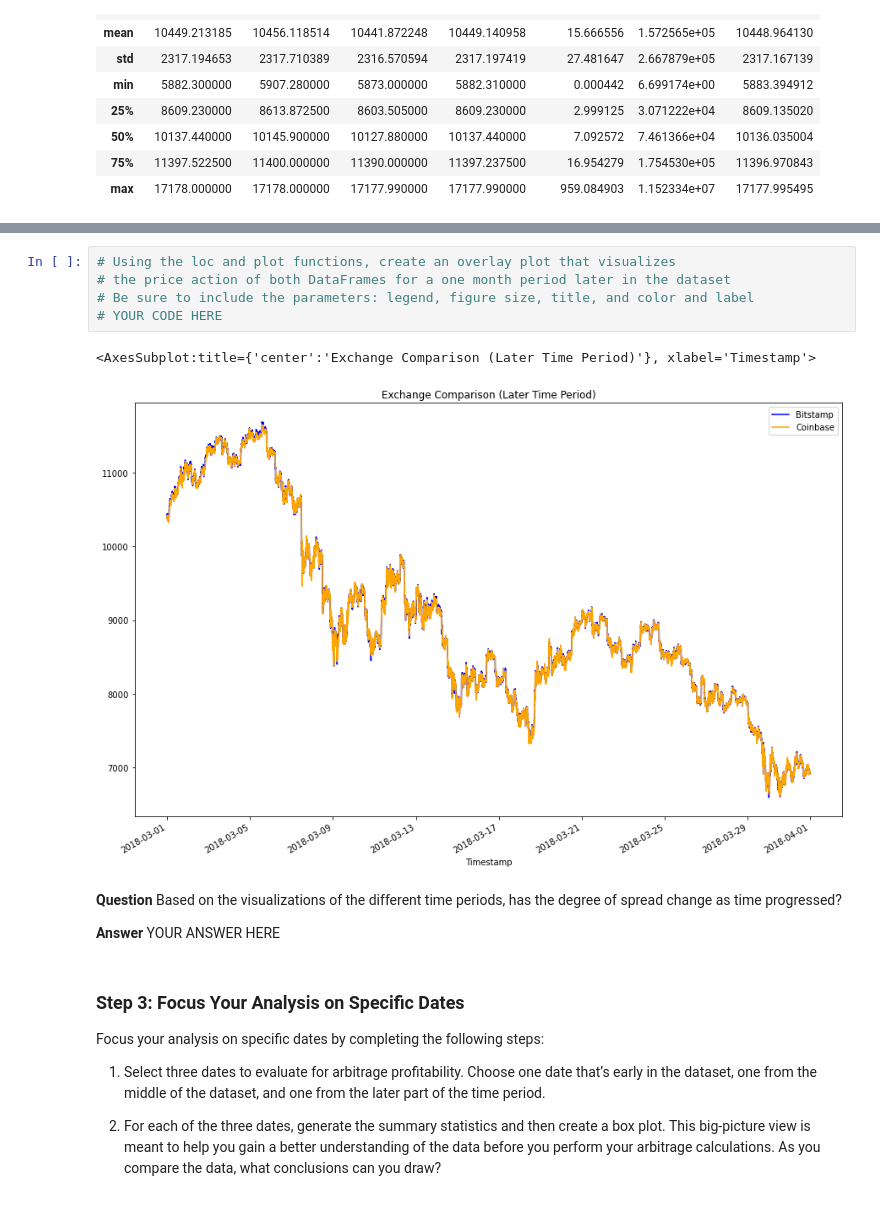
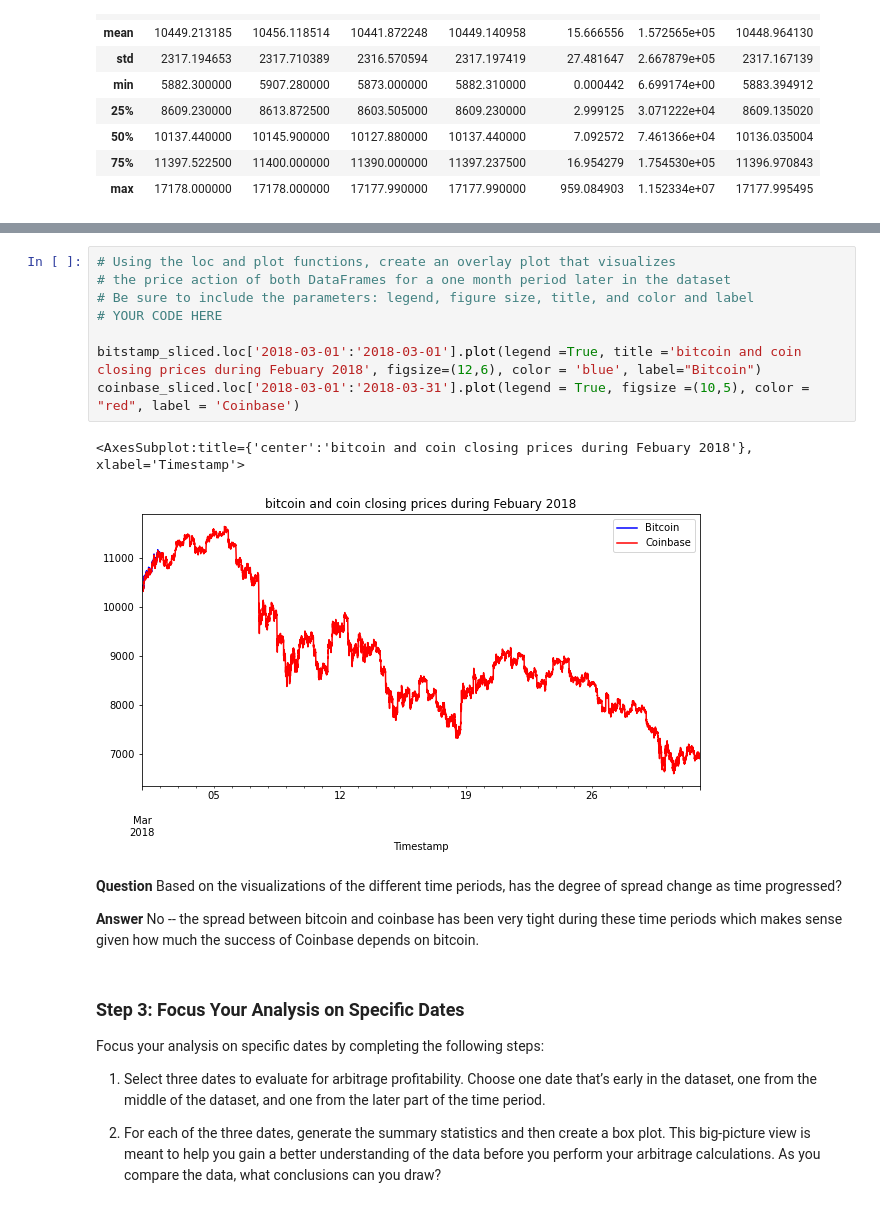
Before and after one commit to flyfishjay/challenge_week_3, a Jupyter notebook: crypto_arbitrage.ipynb, the cells around one changed output, grey strips where cells are left out. Saved outputs shown, nothing was run; the diff lists cells and outputs as text.

```diff
--- a/crypto_arbitrage.ipynb
+++ b/crypto_arbitrage.ipynb
@@ -311,15 +311,19 @@ coinbase.describe()
 # %%
 # Using the loc and plot functions, create an overlay plot that visualizes
 # the price action of both DataFrames for a one month period later in the dataset
 # Be sure to include the parameters: legend, figure size, title, and color and label
 # YOUR CODE HERE
+
+bitstamp_sliced.loc['2018-03-01':'2018-03-01'].plot(legend =True, title ='bitcoin and coin closing prices during Febuary 2018', figsize=(12,6), color = 'blue', label="Bitcoin")
+coinbase_sliced.loc['2018-03-01':'2018-03-31'].plot(legend = True, figsize =(10,5), color = "red", label = 'Coinbase')
 # %% [output]
-<AxesSubplot:title={'center':'Exchange Comparison (Later Time Period)'}, xlabel='Timestamp'>
+<AxesSubplot:title={'center':'bitcoin and coin closing prices during Febuary 2018'}, xlabel='Timestamp'>
-[figure, old version]
+[figure, new version]
 # %% [markdown]
 **Question** Based on the visualizations of the different time periods, has the degree of spread change as time progressed?
 
-**Answer** YOUR ANSWER HERE
+**Answer**  No -- the spread between bitcoin and coinbase has been very tight during these time periods which makes sense given how much the success of
+Coinbase depends on bitcoin.
 # %% [markdown]
 ### Step 3: Focus Your Analysis on Specific Dates
 
```
Also changed, not shown: parts of 24 cells of this notebook.
